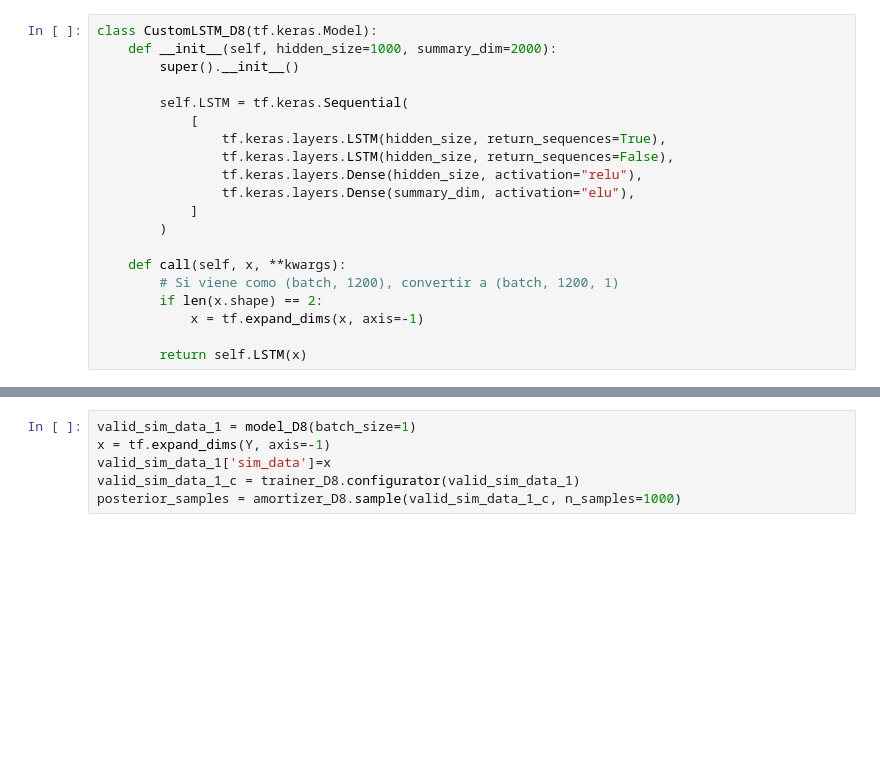
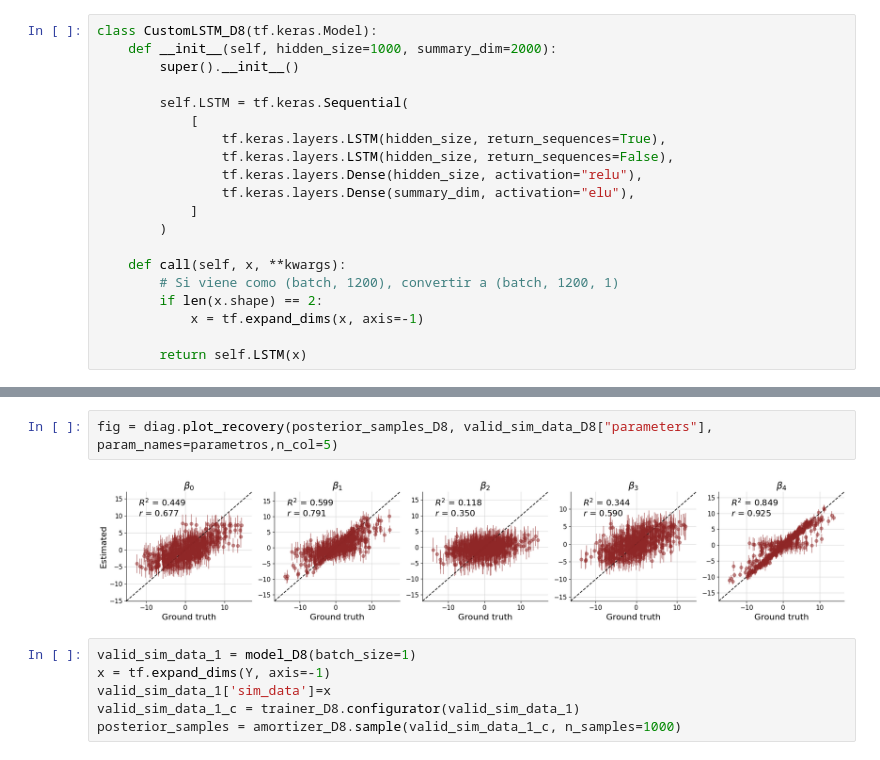
Before and after one commit to Jaipar/parametrico, a Jupyter notebook: revision_abc_ejemplo/calculo.ipynb, the cells around one changed output, grey strips where cells are left out. Cells and saved outputs as stored; diff of their text form; blank space fills up the shorter version.

```diff
--- a/revision_abc_ejemplo/calculo.ipynb
+++ b/revision_abc_ejemplo/calculo.ipynb
@@ -165,3 +175,7 @@ INFO:root:Generated 128 simulations for validation.
+# %%
+fig = diag.plot_recovery(posterior_samples_D8, valid_sim_data_D8["parameters"], param_names=parametros,n_col=5)
+# %% [output]
+[figure, added]
 # %%
 valid_sim_data_1 = model_D8(batch_size=1)
 x = tf.expand_dims(Y, axis=-1)
```
Also changed, not shown: parts of 7 cells of this notebook.
